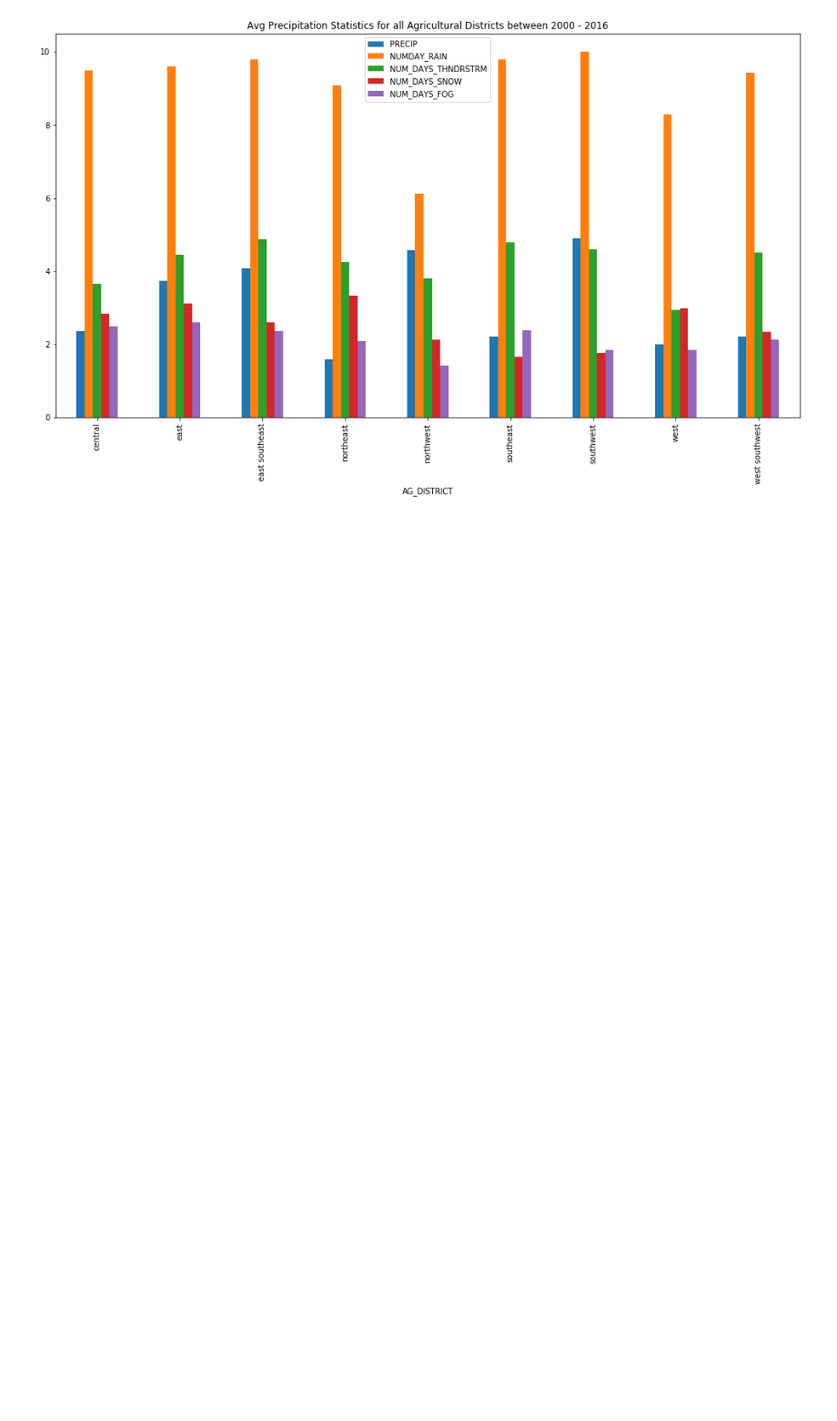
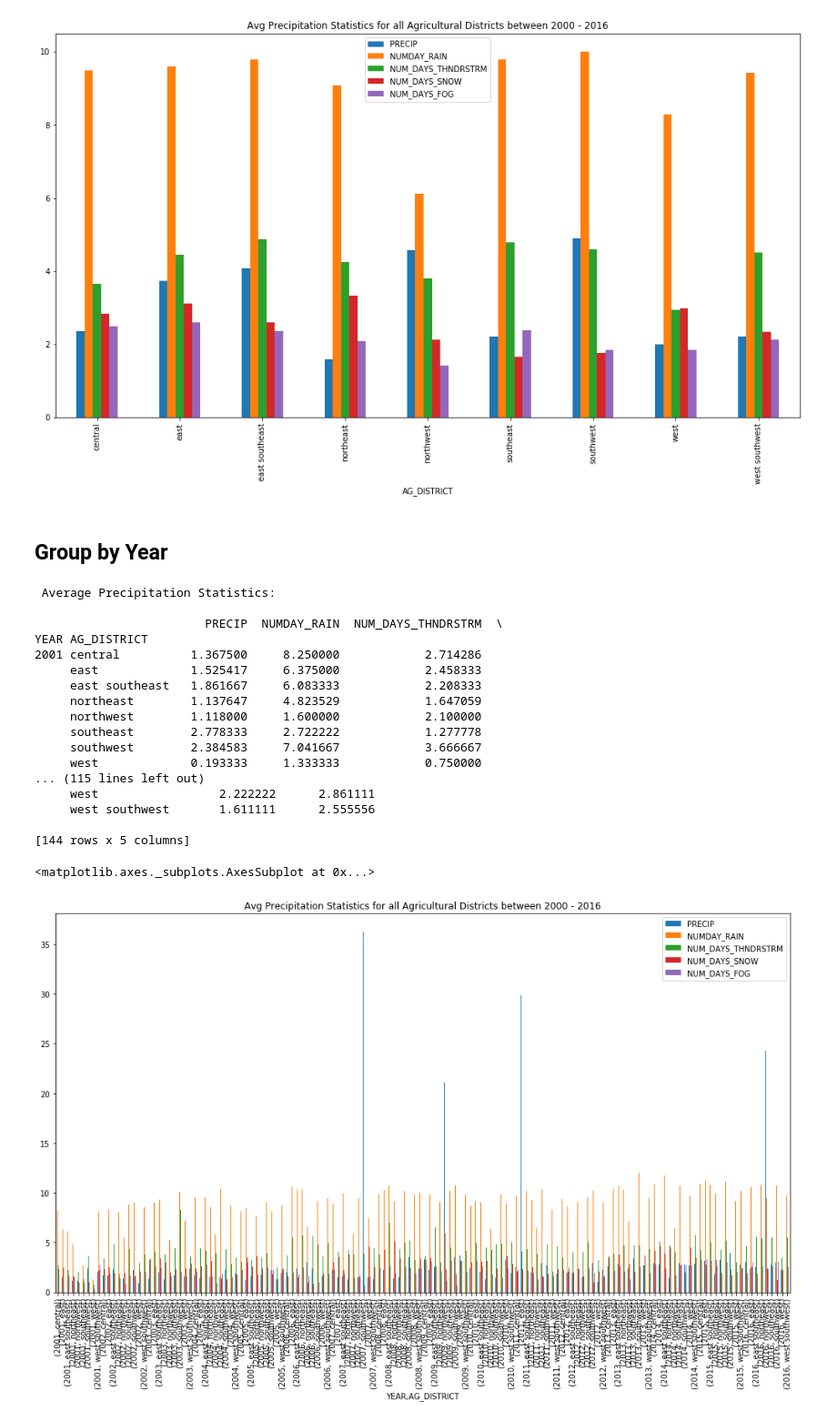
Before and after one commit to udianand/GooglePracticum, a Jupyter notebook: IL_Maize_PreProcessing_PCA.ipynb, the cells around one changed output. Shown at 91% size. Drawn from its saved outputs; the diff is of its cells as text; code cells hidden in the pictures; blank space fills up the shorter version.

```diff
--- a/IL_Maize_PreProcessing_PCA.ipynb
+++ b/IL_Maize_PreProcessing_PCA.ipynb
@@ -180,0 +183,31 @@ west southwest      2.131179
+# %% [markdown]
+## Group by Year
+# %%
+groupby_year = sample_weather_data.groupby(['YEAR', 'AG_DISTRICT'])
+print("\n Average Precipitation Statistics: \n")
+print(groupby_year['PRECIP', 'NUMDAY_RAIN','NUM_DAYS_THNDRSTRM','NUM_DAYS_SNOW','NUM_DAYS_FOG'].mean())
+
+# Plot variables
+precp_title = "Avg Precipitation Statistics for all Agricultural Districts between 2000 - 2016"
+list = {"PRECIP"}
+groupby_year['PRECIP', 'NUMDAY_RAIN','NUM_DAYS_THNDRSTRM','NUM_DAYS_SNOW','NUM_DAYS_FOG'].mean().plot(kind='bar', title = precp_title, figsize=(17, 9))
+# %% [output]
+ Average Precipitation Statistics:
+
+                        PRECIP  NUMDAY_RAIN  NUM_DAYS_THNDRSTRM  \
+YEAR AG_DISTRICT
+2001 central          1.367500     8.250000            2.714286
+     east             1.525417     6.375000            2.458333
+     east southeast   1.861667     6.083333            2.208333
+     northeast        1.137647     4.823529            1.647059
+     northwest        1.118000     1.600000            2.100000
+     southeast        2.778333     2.722222            1.277778
+     southwest        2.384583     7.041667            3.666667
+     west             0.193333     1.333333            0.750000
+... (115 lines left out)
+     west                 2.222222      2.861111
+     west southwest       1.611111      2.555556
+
+[144 rows x 5 columns]
+<matplotlib.axes._subplots.AxesSubplot at 0x...>
+[figure, added]
```
Also changed, not shown: parts of 3 cells of this notebook.
